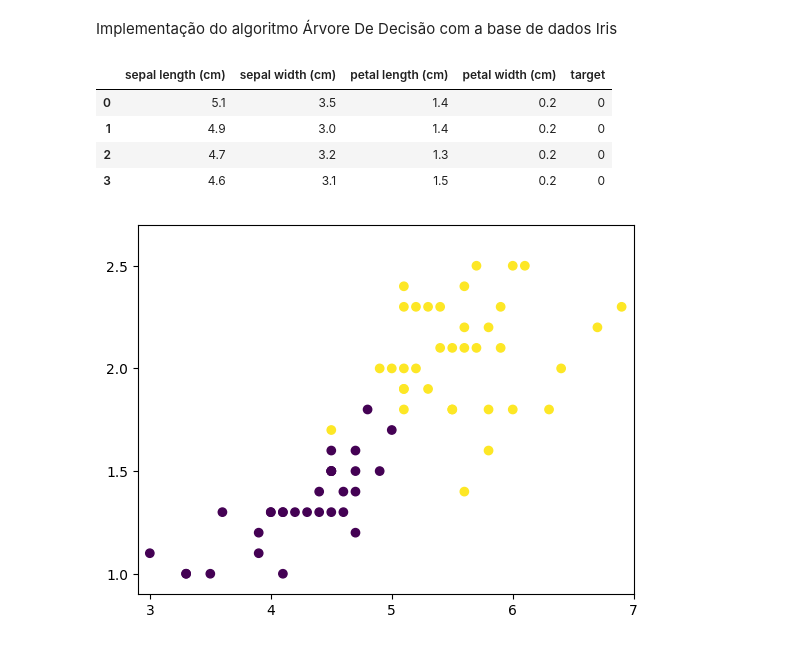
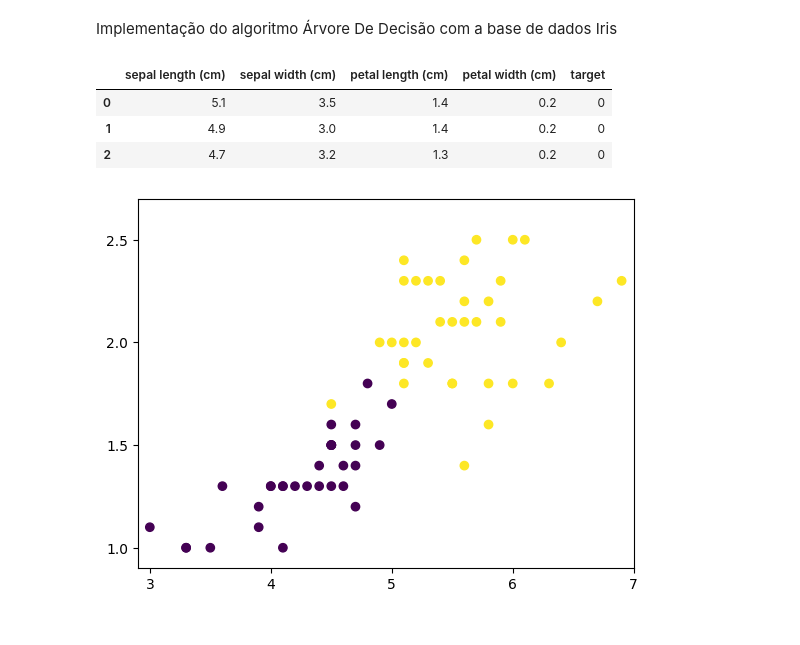
Before and after one commit to JLucas17/TRABALHO-3-DE-TOPICOS-DE-BIG-DATA-EM-PYTHON, a Jupyter notebook: ÁRVORE_DE_DECISÃO_IRIS.ipynb, the cells around one changed output. Saved outputs shown, nothing was run; the diff lists cells and outputs as text; code cells hidden in the pictures.

```diff
--- a/ÁRVORE_DE_DECISÃO_IRIS.ipynb
+++ b/ÁRVORE_DE_DECISÃO_IRIS.ipynb
@@ -19,15 +19,14 @@ data = load_iris()
 # %%
 # Transformando em um DataFrame
 iris = pd.DataFrame(data.data)
 iris.columns = data.feature_names
 iris['target'] = data.target
-iris.head(4)
+iris.head(3)
 # %% [output]
 |  | sepal length (cm) | sepal width (cm) | petal length (cm) | petal width (cm) | target |
 | 0 | 5.1 | 3.5 | 1.4 | 0.2 | 0 |
 | 1 | 4.9 | 3.0 | 1.4 | 0.2 | 0 |
 | 2 | 4.7 | 3.2 | 1.3 | 0.2 | 0 |
-| 3 | 4.6 | 3.1 | 1.5 | 0.2 | 0 |
 # %%
 # Selecionando as colunas de pétala e targets
 
```
Also changed, not shown: parts of 11 cells of this notebook.
